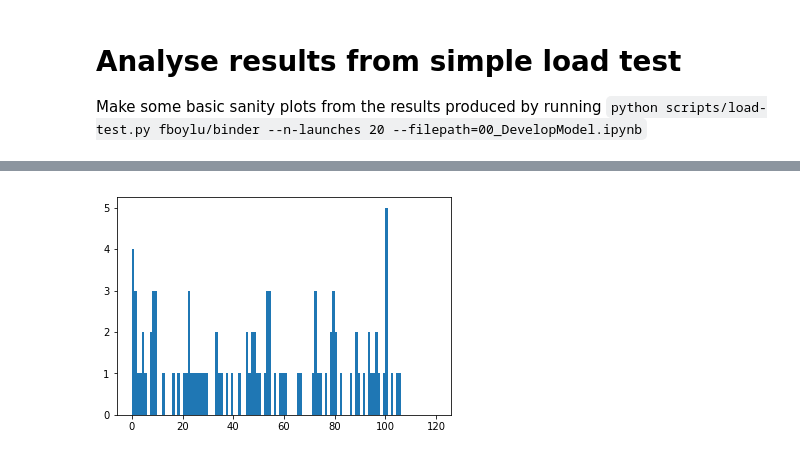
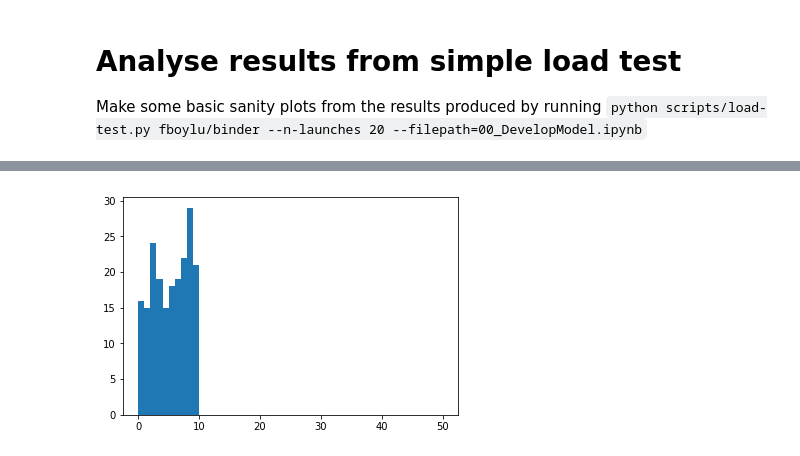
Before and after one commit to jupyterhub/mybinder.org-deploy, a Jupyter notebook: scripts/analyse-loadtest-results.ipynb, the cells around one changed output, grey strips where cells are left out. Drawn from its saved outputs; the diff is of its cells as text; code cells hidden in the pictures.

Commit message:
Results from small load test

```diff
--- a/scripts/analyse-loadtest-results.ipynb
+++ b/scripts/analyse-loadtest-results.ipynb
@@ -17,3 +12,21 @@ with open('../results.pkl', 'rb') as f:
-# %%
-df = pd.DataFrame.from_records(records, index='idx')
+# %%
+def load_results(fname, index_offset=0):
+    with open(fname) as f:
+        data = json.load(f)
+        records = data['results']
+        gun_time = data['gun_time']
+
+    df = pd.DataFrame.from_records(records)
+    df['idx'] += index_offset
+    df = df.set_index('idx')
+    df['total'] = df['end'] - df['start']
+    df['launch_delay'] = df['start'] - gun_time
+
+    for v in ('ready', 'start', 'notebook', 'kernel', 'end', 'widgets'):
+        df[v] = df[v] - gun_time
+
+    return df
+# %%
+df1 = load_results('../fboylu-binder-1.json')
+df2 = load_results('../fboylu-binder-2.json', index_offset=100)
 # %%
@@ -29,2 +52,4 @@ df.head()
+# %%
+df = pd.concat([df1, df2])
 # %%
 # time for successful launches
@@ -52,5 +82,5 @@ Counter({'success': 98, 'fail': 2})
 # %%
 # launch delays/spread, should be between 0 and 10s
-plt.hist(df['start'] - gun_time, bins=120, range=(0,120));
+plt.hist(df['launch_delay'], bins=50, range=(0,50));
 # %% [output]
-[figure, old version]
+[figure, new version]
```
Also changed, not shown: parts of 13 cells of this notebook, 1 other file.
